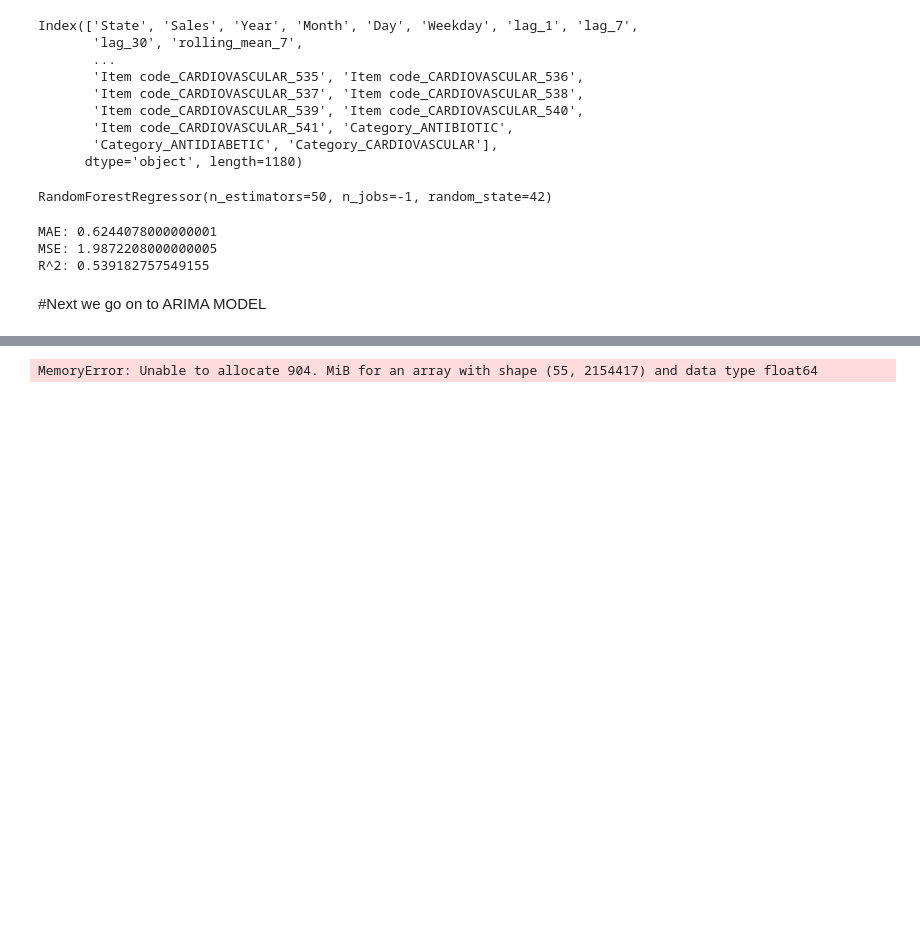
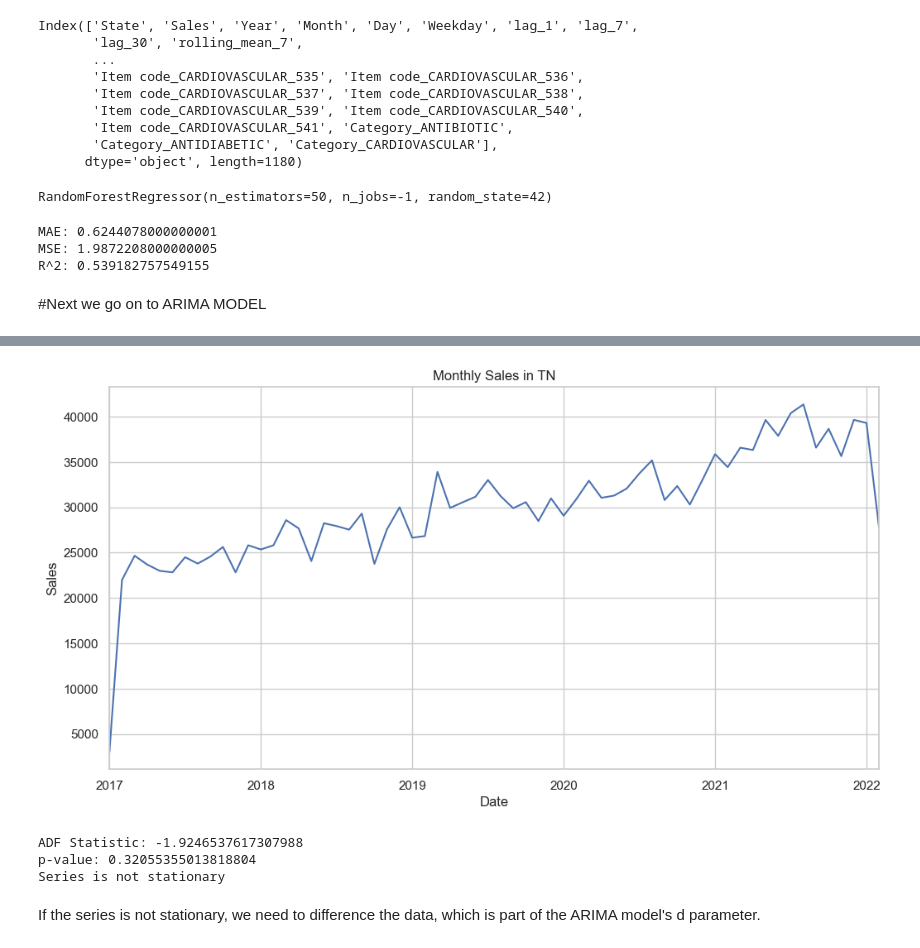
Before and after one commit to artificialcoder02/Mankind_TimeSeries_Analysis, a Jupyter notebook: Time_Series_Analysis_Mankind.ipynb, the cells around one changed output, grey strips where cells are left out. Saved outputs shown, nothing was run; the diff lists cells and outputs as text; code cells hidden in the pictures; blank space fills up the shorter version.

```diff
--- a/Time_Series_Analysis_Mankind.ipynb
+++ b/Time_Series_Analysis_Mankind.ipynb
@@ -724,0 +717,2 @@ R^2: 0.539182757549155
+# %%
+df_TN = df_long[df_long['State'] == 'TN']
@@ -724,0 +723,4 @@ R^2: 0.539182757549155
+# %%
+df_TN['Date'] = pd.to_datetime(df_TN[['Year', 'Month', 'Day']])
+df_TN.set_index('Date', inplace=True)
+monthly_sales_TN = df_TN['Sales'].resample('M').sum()
@@ -725,10 +748,24 @@ R^2: 0.539182757549155
+# %%
+import matplotlib.pyplot as plt
+
+monthly_sales_TN.plot(figsize=(12, 6), title='Monthly Sales in TN')
+plt.ylabel('Sales')
+plt.show()
+# %% [output]
+[figure, added]
 # %%
 from statsmodels.tsa.stattools import adfuller
 
-# Perform Augmented Dickey-Fuller test to check stationarity
-result = adfuller(df_TN['Sales'])
+result = adfuller(monthly_sales_TN)
 print('ADF Statistic:', result[0])
 print('p-value:', result[1])
-# If p-value > 0.05, the series is not stationary and you may need to difference it
+
+# Interpretation
+if result[1] > 0.05:
+    print("Series is not stationary")
+else:
+    print("Series is stationary")
 # %% [output]
-MemoryError: Unable to allocate 904. MiB for an array with shape (55, 2154417) and data type float64
+ADF Statistic: -1.9246537617307988
+p-value: 0.32055355013818804
+Series is not stationary
@@ -742,0 +772,2 @@ print('p-value:', result[1])
+# %% [markdown]
+If the series is not stationary, we need to difference the data, which is part of the ARIMA model's d parameter.
```
Also changed, not shown: parts of 23 cells of this notebook, 1 other file.
